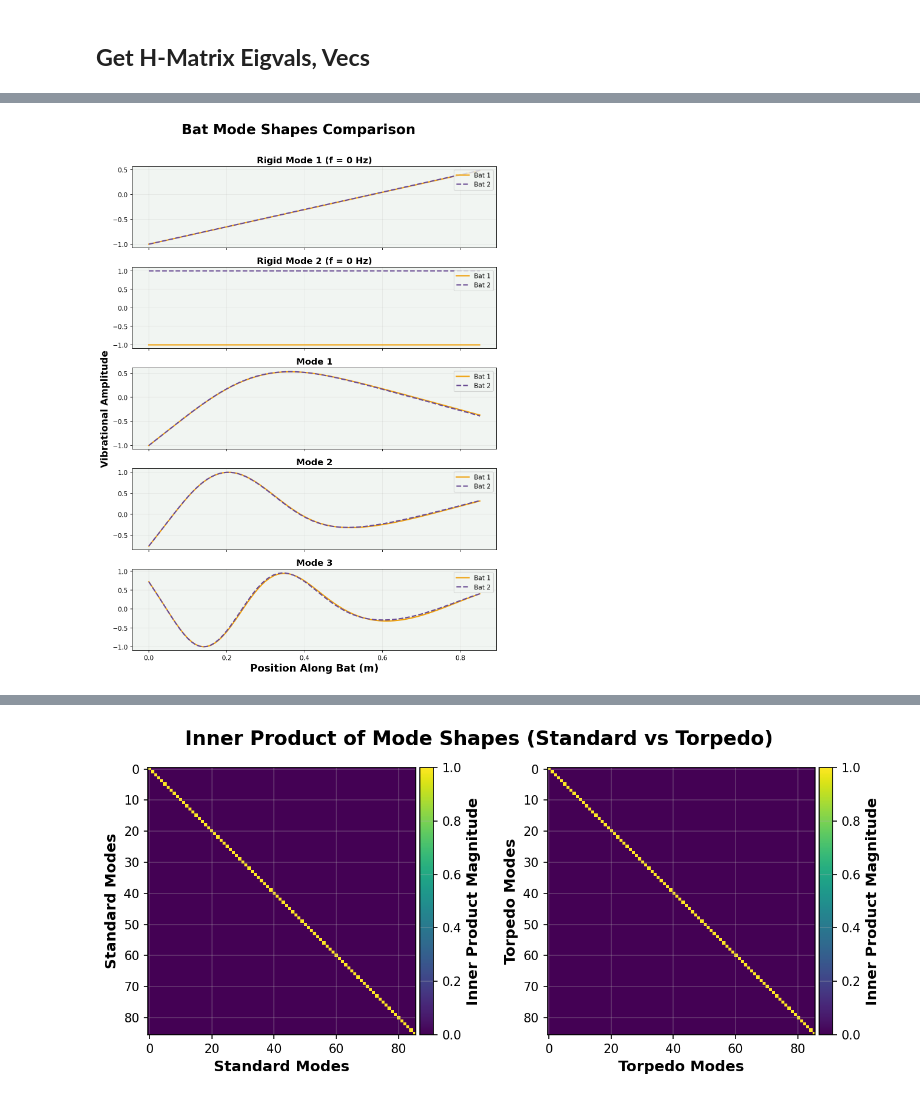
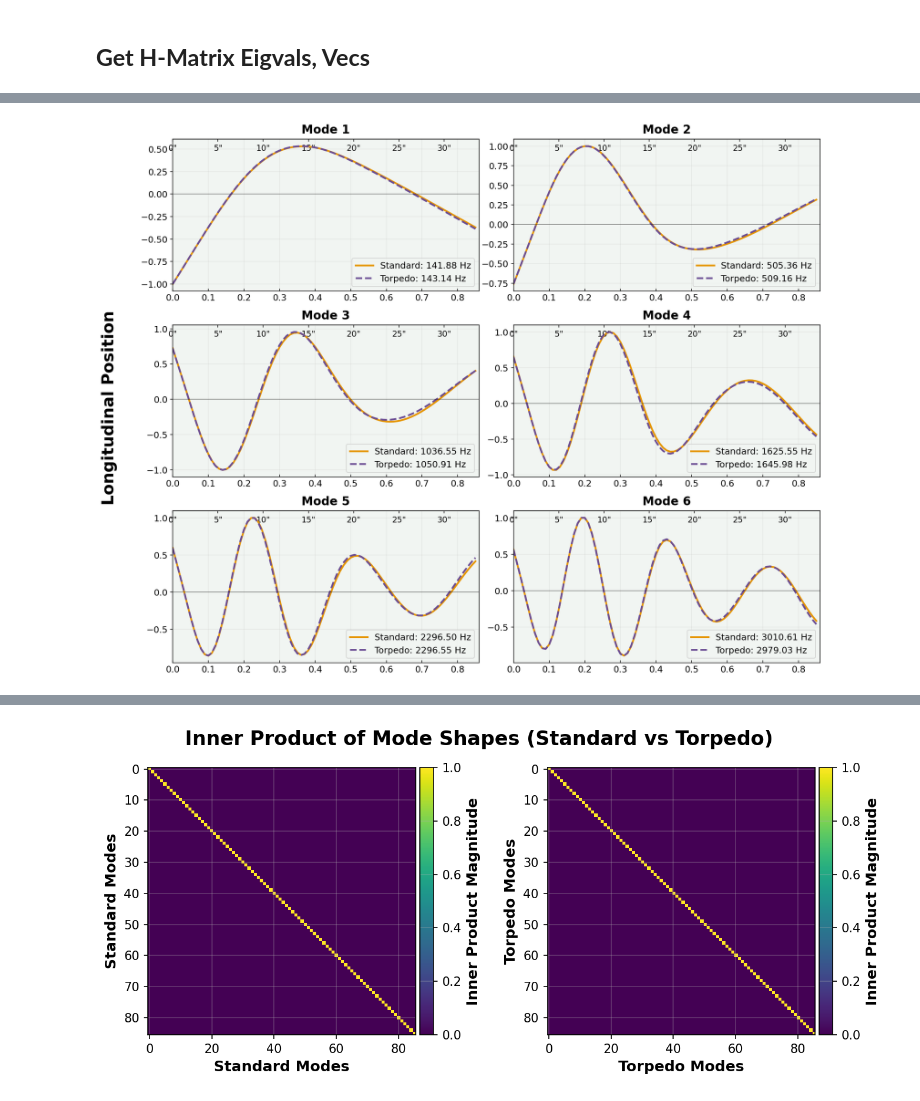
Before and after one commit to navawolfish/bat-ball-collision-model, a Jupyter notebook: EigenAnalysis.ipynb, the cells around one changed output, grey strips where cells are left out. Saved outputs shown, nothing was run; the diff lists cells and outputs as text; code cells hidden in the pictures.

Commit message:
edited final report

```diff
--- a/EigenAnalysis.ipynb
+++ b/EigenAnalysis.ipynb
@@ -67,21 +137,96 @@ eig_dfS = eig_dfS.iloc[0:num_modes].reset_index(drop=True)
 eig_dfT = compute_eigenfrequencies(torpedo_bat.K, torpedo_bat.M, num_modes=10)
 eig_dfT = eig_dfT.iloc[0:num_modes].reset_index(drop=True)
 # %%
-standard_modes = np.stack(eig_dfS['eigenvector'].values, axis=1)  # (2N, 10)
-torpedo_modes = np.stack(eig_dfT['eigenvector'].values, axis=1)  # (2N, 10)
+from matplotlib.ticker import FuncFormatter
 
-#now normalize wrt M
+standard_modes = np.stack(eig_dfS['eigenvector'].values, axis=1)
+torpedo_modes = np.stack(eig_dfT['eigenvector'].values, axis=1)
+
+# Mass-normalize eigenvectors.
 standard_modes = standard_modes / np.sqrt(np.sum(standard_modes * (standard_bat.M @ standard_modes), axis=0))
 torpedo_modes = torpedo_modes / np.sqrt(np.sum(torpedo_modes * (torpedo_bat.M @ torpedo_modes), axis=0))
 
 standard_omega = eig_dfS['frequency_Hz'].values * 2 * np.pi
 torpedo_omega = eig_dfT['frequency_Hz'].values * 2 * np.pi
 
-#back into eig_dfs
-for i in range(10):
-    eig_dfS.iloc[i][ 'eigenvector'] = list(standard_modes[:, i])
-    eig_dfT.iloc[i][ 'eigenvector'] = list(torpedo_modes[:, i])
+# Write normalized vectors back into eig_dfS/eig_dfT.
+for i in range(min(10, len(eig_dfS), len(eig_dfT))):
+    eig_dfS.at[i, 'eigenvector'] = standard_modes[:, i]
+    eig_dfT.at[i, 'eigenvector'] = torpedo_modes[:, i]
 
-plot_mode_shapes_compare([eig_dfS, eig_dfT], [standard_bat.zs, torpedo_bat.zs], [standard_bat.N, torpedo_bat.N])
+num_plot_modes = 6
+rigid_offset = 2  # Skip the two rigid modes; plot flexible Mode 1..6.
+ncols = 2
+nrows = int(np.ceil(num_plot_modes / ncols))
+
+fig, axs = plt.subplots(
+    nrows,
+    ncols,
+    sharex=True,
+    figsize=(14, 11),
+    facecolor='white',
+)
+axs = np.array(axs).reshape(-1)
+
+INCHES_PER_METER = 39.37007874
+
+for mode_idx in range(num_plot_modes):
+    ax = axs[mode_idx]
+    row_s = eig_dfS.iloc[mode_idx + rigid_offset]
+    row_t = eig_dfT.iloc[mode_idx + rigid_offset]
+
+    y_s = np.asarray(row_s['eigenvector']).real[:standard_bat.N]
+    y_t = np.asarray(row_t['eigenvector']).real[:torpedo_bat.N]
+
+    # Scale each mode to unit peak so shape differences are easy to compare.
+    y_s = y_s / np.max(np.abs(y_s)) if np.max(np.abs(y_s)) > 0 else y_s
+    y_t = y_t / np.max(np.abs(y_t)) if np.max(np.abs(y_t)) > 0 else y_t
+
+    ax.plot(
+        standard_bat.zs,
+        y_s,
+        color='#E69500',
+        linewidth=2.4,
+        label=f"Standard: {row_s['frequency_Hz']:.2f} Hz",
+    )
+    ax.plot(
+        torpedo_bat.zs,
+        y_t,
+        color='#6A4C93',
+        linewidth=2.4,
+        linestyle='--',
+        label=f"Torpedo: {row_t['frequency_Hz']:.2f} Hz",
+    )
+
+    ax.axhline(0, color='black', linewidth=0.8, alpha=0.5)
+    ax.set_title(
+        f"Mode {mode_idx + 1}",
+        fontsize=16,
+        fontweight='bold',
+        pad=8,
+    )
+    ax.legend(loc='lower right', fontsize=12, frameon=True)
+    ax.grid(alpha=0.2)
+    ax.tick_params(axis='both', labelsize=12)
+    ax.tick_params(axis='x', which='both', direction='in', labelbottom=True)
+    ax.set_xlim(0, 0.86)
+    secax = ax.secondary_xaxis(
+        'top',
+        functions=(
+            lambda x_m: x_m * INCHES_PER_METER,
+            lambda x_in: x_in / INCHES_PER_METER,
+        ),
+    )
+    secax.tick_params(axis='x', which='both', direction='in', pad=-18, labelsize=11)
+    secax.xaxis.set_major_formatter(FuncFormatter(lambda x, pos: f'{x:g}"'))
+
+# Hide any extra subplot slots.
+for ax in axs[num_plot_modes:]:
+    ax.axis('off')
+
+fig.supylabel('Vibrational Amplitude', fontsize=22, fontweight='bold')
+fig.supylabel('Longitudinal Position', fontsize=22, fontweight='bold')
+fig.tight_layout(rect=(0.03, 0.03, 1, 1))
+plt.savefig('final_report/plots/mode_shapes.pdf', bbox_inches='tight')
 plt.show()
 # %% [output]
@@ -96 +233 @@ See the caveats in the documentation: https://pandas.pydata.org/pandas-docs/stab
-[figure, old version]
+[figure, new version]
```
Also changed, not shown: parts of 6 cells of this notebook, 23 other files.
